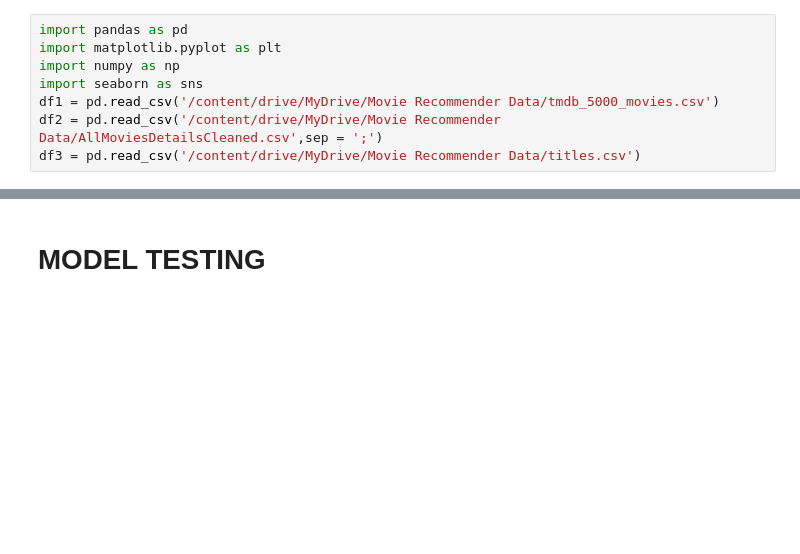
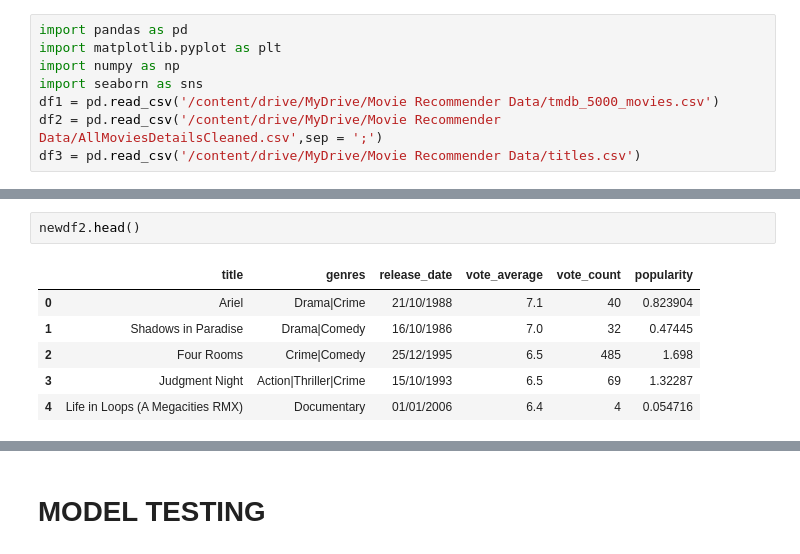
Before and after one commit to Nawsh1337/Movie-Recommendation-Bot-Using-LLMs, a Jupyter notebook: Data_Preprocessing.ipynb, the cells around one changed output, grey strips where cells are left out. Saved outputs shown, nothing was run; the diff lists cells and outputs as text; blank space fills up the shorter version.

```diff
--- a/Data_Preprocessing.ipynb
+++ b/Data_Preprocessing.ipynb
@@ -122,0 +128,9 @@ memory usage: 685.7+ KB
+# %%
+newdf2.head()
+# %% [output]
+|  | title | genres | release_date | vote_average | vote_count | popularity |
+| 0 | Ariel | Drama|Crime | 21/10/1988 | 7.1 | 40 | 0.823904 |
+| 1 | Shadows in Paradise | Drama|Comedy | 16/10/1986 | 7.0 | 32 | 0.47445 |
+| 2 | Four Rooms | Crime|Comedy | 25/12/1995 | 6.5 | 485 | 1.698 |
+| 3 | Judgment Night | Action|Thriller|Crime | 15/10/1993 | 6.5 | 69 | 1.32287 |
+| 4 | Life in Loops (A Megacities RMX) | Documentary | 01/01/2006 | 6.4 | 4 | 0.054716 |
```
Also changed, not shown: parts of 25 cells of this notebook.
